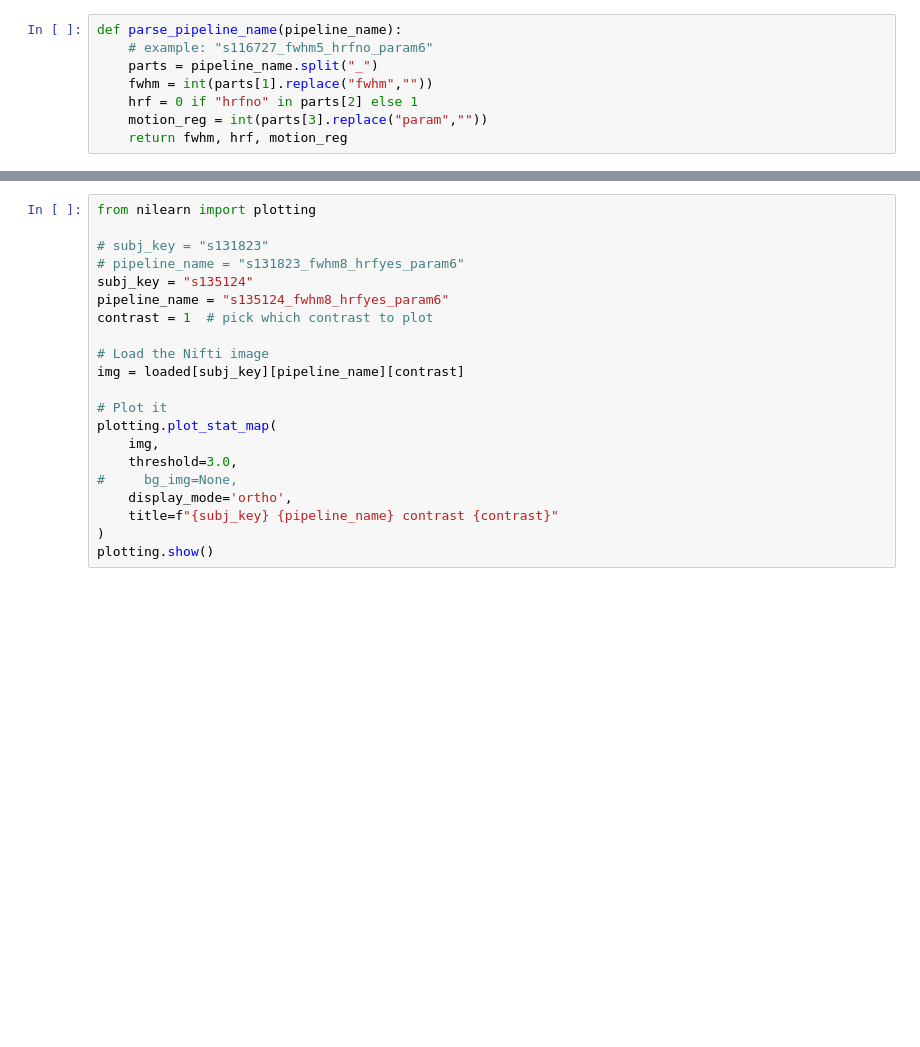
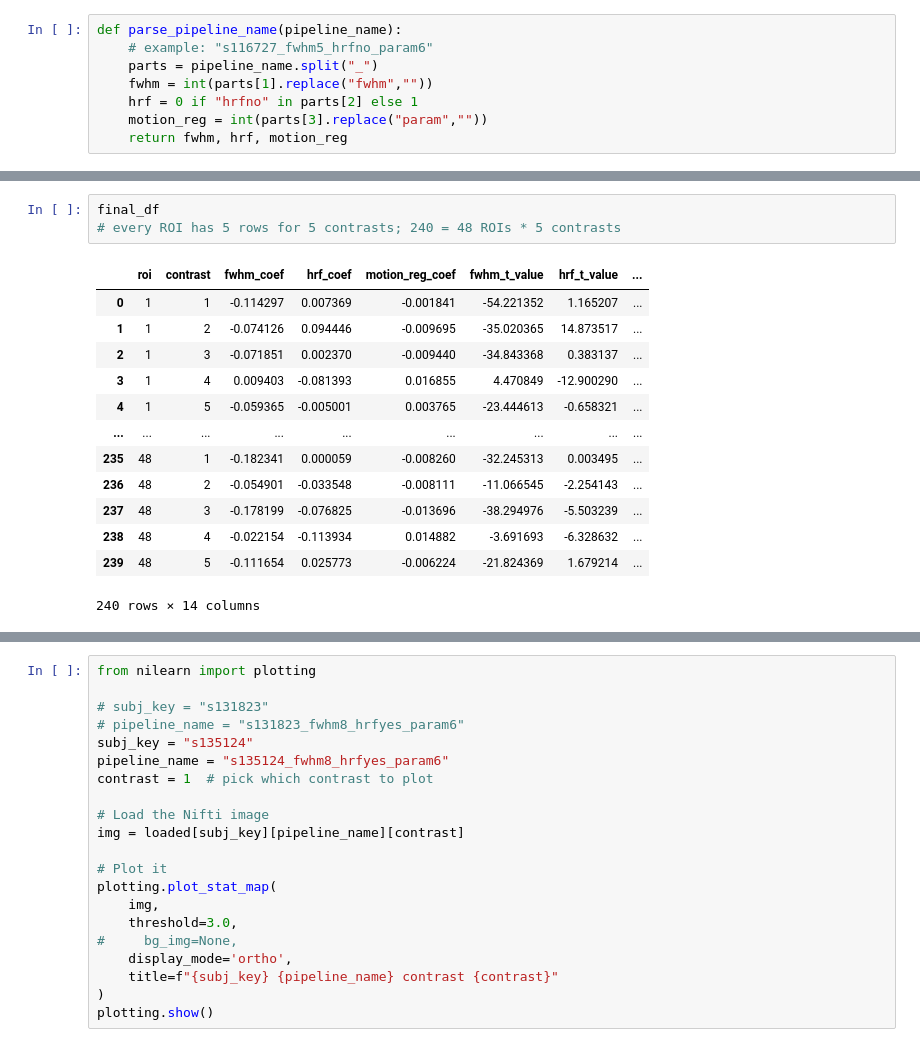
Before and after one commit to mwzhang851/hcp_multi_pipelines, a Jupyter notebook: src/btwn_subject_analysis.ipynb, the cells around one changed output, grey strips where cells are left out. Cells and saved outputs as stored; diff of their text form; blank space fills up the shorter version.

```diff
--- a/src/btwn_subject_analysis.ipynb
+++ b/src/btwn_subject_analysis.ipynb
@@ -352,0 +415,17 @@ results_table_all.groupby(by = ['predictor','reject_fdr']).count()
+# %%
+final_df
+# every ROI has 5 rows for 5 contrasts; 240 = 48 ROIs * 5 contrasts
+# %% [output]
+|  | roi | contrast | fwhm_coef | hrf_coef | motion_reg_coef | fwhm_t_value | hrf_t_value | ... |
+| 0 | 1 | 1 | -0.114297 | 0.007369 | -0.001841 | -54.221352 | 1.165207 | ... |
+| 1 | 1 | 2 | -0.074126 | 0.094446 | -0.009695 | -35.020365 | 14.873517 | ... |
+| 2 | 1 | 3 | -0.071851 | 0.002370 | -0.009440 | -34.843368 | 0.383137 | ... |
+| 3 | 1 | 4 | 0.009403 | -0.081393 | 0.016855 | 4.470849 | -12.900290 | ... |
+| 4 | 1 | 5 | -0.059365 | -0.005001 | 0.003765 | -23.444613 | -0.658321 | ... |
+| ... | ... | ... | ... | ... | ... | ... | ... | ... |
+| 235 | 48 | 1 | -0.182341 | 0.000059 | -0.008260 | -32.245313 | 0.003495 | ... |
+| 236 | 48 | 2 | -0.054901 | -0.033548 | -0.008111 | -11.066545 | -2.254143 | ... |
+| 237 | 48 | 3 | -0.178199 | -0.076825 | -0.013696 | -38.294976 | -5.503239 | ... |
+| 238 | 48 | 4 | -0.022154 | -0.113934 | 0.014882 | -3.691693 | -6.328632 | ... |
+| 239 | 48 | 5 | -0.111654 | 0.025773 | -0.006224 | -21.824369 | 1.679214 | ... |
+240 rows × 14 columns
```
Also changed, not shown: parts of 28 cells of this notebook.
